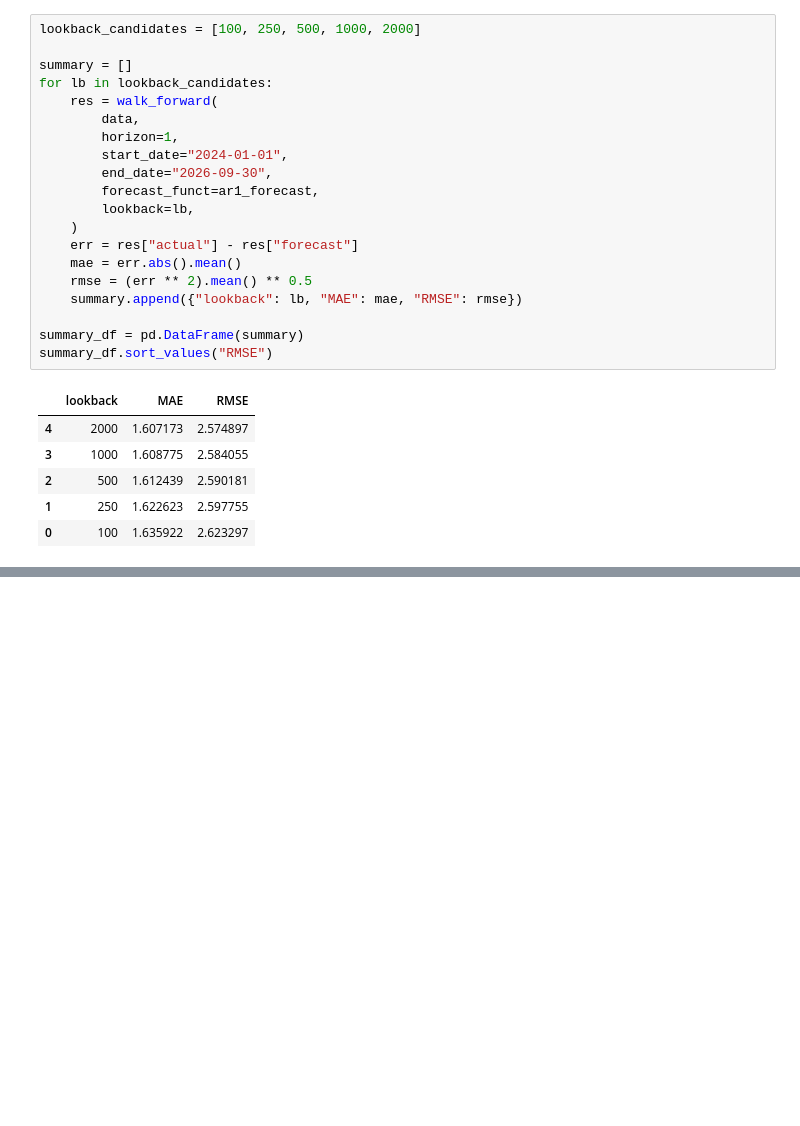
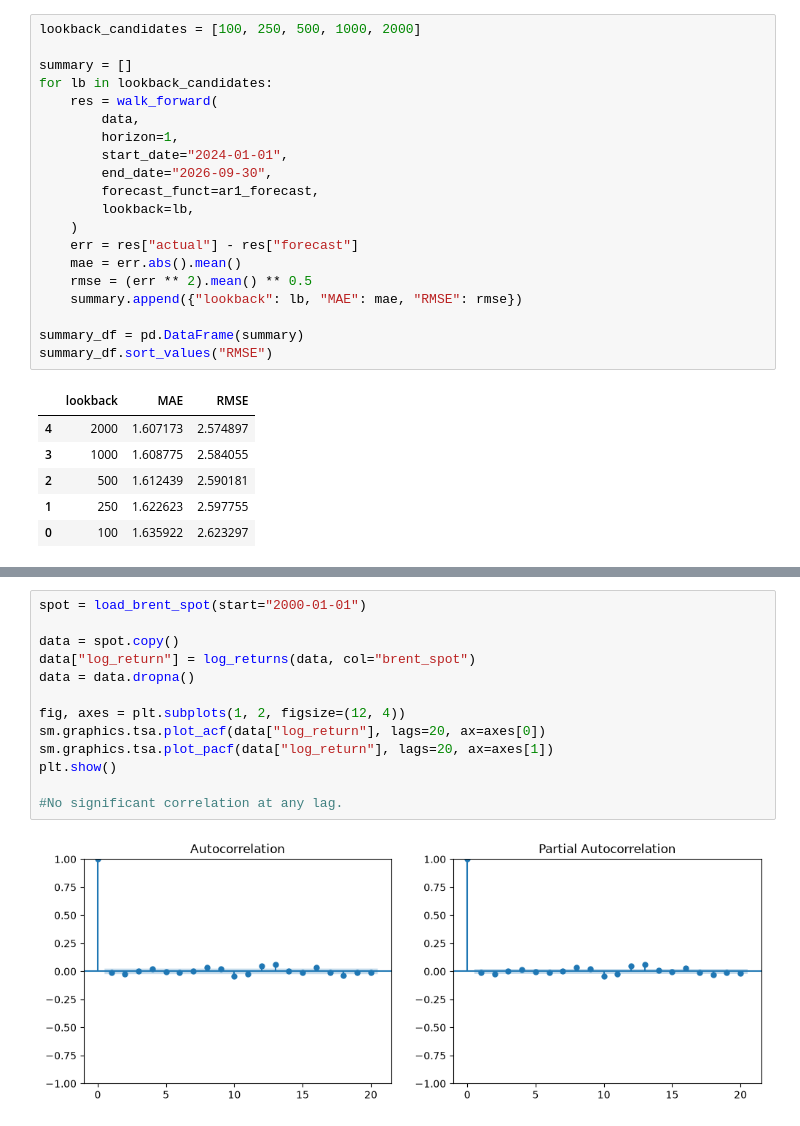
Before and after one commit to airrehn/Sample-Taxed, a Jupyter notebook: notebooks/01_explore_data.ipynb, the cells around one changed output, grey strips where cells are left out. Cells and saved outputs as stored; diff of their text form; blank space fills up the shorter version.

```diff
--- a/notebooks/01_explore_data.ipynb
+++ b/notebooks/01_explore_data.ipynb
@@ -154,3 +157,18 @@ compare_models(results_dict, volatility=vol)
 | Random Walk | 1.604216 | 2.574188 | 1.882614 | 0.004317 | 0.000000 | 0.000000 | 0.000000 | 0.000000 | ... |
 | AR(1), lb=2000 | 1.607173 | 2.574897 | 1.886152 | 0.516547 | 0.520095 | 0.625000 | 0.567742 | 0.511029 | ... |
 | Historical Mean | 1.605153 | 2.576447 | 1.883650 | 0.502158 | 0.534884 | 0.196023 | 0.286902 | 0.494700 | ... |
+# %%
+spot = load_brent_spot(start="2000-01-01")
+
+data = spot.copy()
+data["log_return"] = log_returns(data, col="brent_spot")
+data = data.dropna()
+
+fig, axes = plt.subplots(1, 2, figsize=(12, 4))
+sm.graphics.tsa.plot_acf(data["log_return"], lags=20, ax=axes[0])
+sm.graphics.tsa.plot_pacf(data["log_return"], lags=20, ax=axes[1])
+plt.show()
+
+#No significant correlation at any lag.
+# %% [output]
+[figure, added]
```
Also changed, not shown: parts of 8 cells of this notebook, 2 other files.
